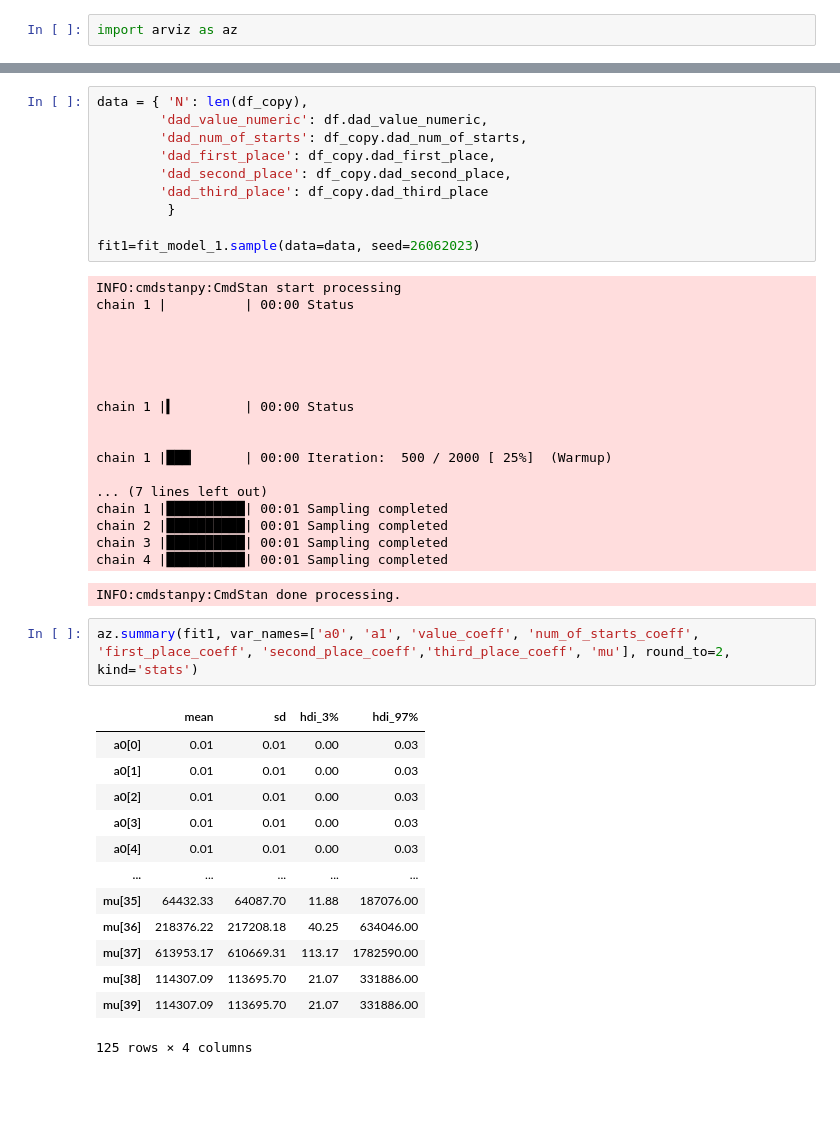
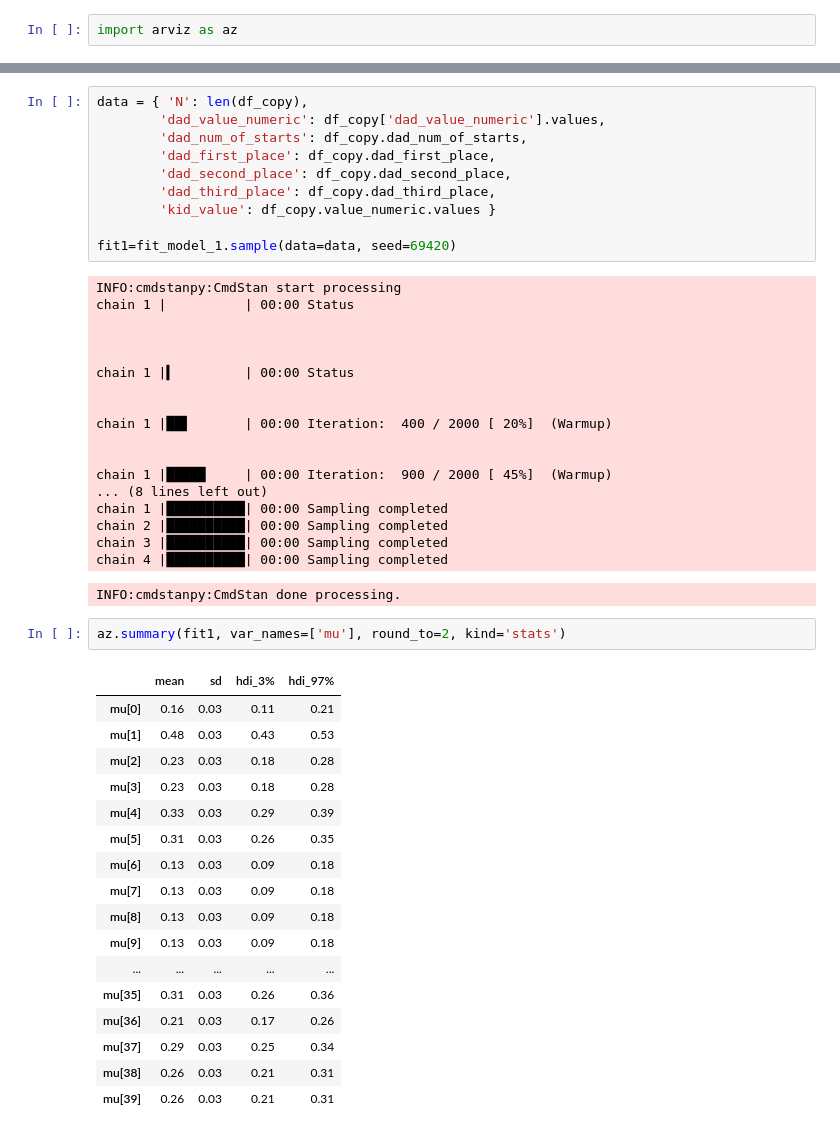
Before and after one commit to Motyleczek/racehorse_bayes, a Jupyter notebook: data_analysis.ipynb, the cells around one changed output, grey strips where cells are left out. Saved outputs shown, nothing was run; the diff lists cells and outputs as text; blank space fills up the shorter version.

```diff
--- a/data_analysis.ipynb
+++ b/data_analysis.ipynb
@@ -454,49 +379,53 @@ g++ -std=c++1y -pthread -D_REENTRANT -Wno-sign-compare -Wno-ignored-attributes
 rm -f /home/racehorse_bayes/models/model_ppc_ver2.o
 # %%
 data = { 'N': len(df_copy),
-        'dad_value_numeric': df.dad_value_numeric,
+        'dad_value_numeric': df_copy['dad_value_numeric'].values,
         'dad_num_of_starts': df_copy.dad_num_of_starts,
         'dad_first_place': df_copy.dad_first_place,
         'dad_second_place': df_copy.dad_second_place,
-        'dad_third_place': df_copy.dad_third_place
-         }
+        'dad_third_place': df_copy.dad_third_place,
+        'kid_value': df_copy.value_numeric.values }
 
-fit1=fit_model_1.sample(data=data, seed=26062023)
+fit1=fit_model_1.sample(data=data, seed=69420)
 # %% [output]
 INFO:cmdstanpy:CmdStan start processing
 chain 1 |          | 00:00 Status
-
-
 
 
 
 chain 1 |▍         | 00:00 Status
 
 
-chain 1 |███▏      | 00:00 Iteration:  500 / 2000 [ 25%]  (Warmup)
+chain 1 |██▋       | 00:00 Iteration:  400 / 2000 [ 20%]  (Warmup)
 
-... (7 lines left out)
-chain 1 |██████████| 00:01 Sampling completed
-chain 2 |██████████| 00:01 Sampling completed
-chain 3 |██████████| 00:01 Sampling completed
-chain 4 |██████████| 00:01 Sampling completed
+
+chain 1 |█████     | 00:00 Iteration:  900 / 2000 [ 45%]  (Warmup)
+... (8 lines left out)
+chain 1 |██████████| 00:00 Sampling completed
+chain 2 |██████████| 00:00 Sampling completed
+chain 3 |██████████| 00:00 Sampling completed
+chain 4 |██████████| 00:00 Sampling completed
 INFO:cmdstanpy:CmdStan done processing.
 # %%
-az.summary(fit1, var_names=['a0', 'a1', 'value_coeff', 'num_of_starts_coeff', 'first_place_coeff', 'second_place_coeff','third_place_coeff', 'mu'], round_to=2, kind='stats')
+az.summary(fit1, var_names=['mu'], round_to=2, kind='stats')
 # %% [output]
 |  | mean | sd | hdi_3% | hdi_97% |
-| a0[0] | 0.01 | 0.01 | 0.00 | 0.03 |
-| a0[1] | 0.01 | 0.01 | 0.00 | 0.03 |
-| a0[2] | 0.01 | 0.01 | 0.00 | 0.03 |
-| a0[3] | 0.01 | 0.01 | 0.00 | 0.03 |
-| a0[4] | 0.01 | 0.01 | 0.00 | 0.03 |
+| mu[0] | 0.16 | 0.03 | 0.11 | 0.21 |
+| mu[1] | 0.48 | 0.03 | 0.43 | 0.53 |
+| mu[2] | 0.23 | 0.03 | 0.18 | 0.28 |
+| mu[3] | 0.23 | 0.03 | 0.18 | 0.28 |
+| mu[4] | 0.33 | 0.03 | 0.29 | 0.39 |
+| mu[5] | 0.31 | 0.03 | 0.26 | 0.35 |
+| mu[6] | 0.13 | 0.03 | 0.09 | 0.18 |
+| mu[7] | 0.13 | 0.03 | 0.09 | 0.18 |
+| mu[8] | 0.13 | 0.03 | 0.09 | 0.18 |
+| mu[9] | 0.13 | 0.03 | 0.09 | 0.18 |
 | ... | ... | ... | ... | ... |
-| mu[35] | 64432.33 | 64087.70 | 11.88 | 187076.00 |
-| mu[36] | 218376.22 | 217208.18 | 40.25 | 634046.00 |
-| mu[37] | 613953.17 | 610669.31 | 113.17 | 1782590.00 |
-| mu[38] | 114307.09 | 113695.70 | 21.07 | 331886.00 |
-| mu[39] | 114307.09 | 113695.70 | 21.07 | 331886.00 |
+| mu[35] | 0.31 | 0.03 | 0.26 | 0.36 |
+| mu[36] | 0.21 | 0.03 | 0.17 | 0.26 |
+| mu[37] | 0.29 | 0.03 | 0.25 | 0.34 |
+| mu[38] | 0.26 | 0.03 | 0.21 | 0.31 |
+| mu[39] | 0.26 | 0.03 | 0.21 | 0.31 |
-125 rows × 4 columns
 # %%
 predicted_df = fit1.draws_pd()
 predicted_df.head()
```
Also changed, not shown: parts of 34 cells of this notebook, 11 other files.
